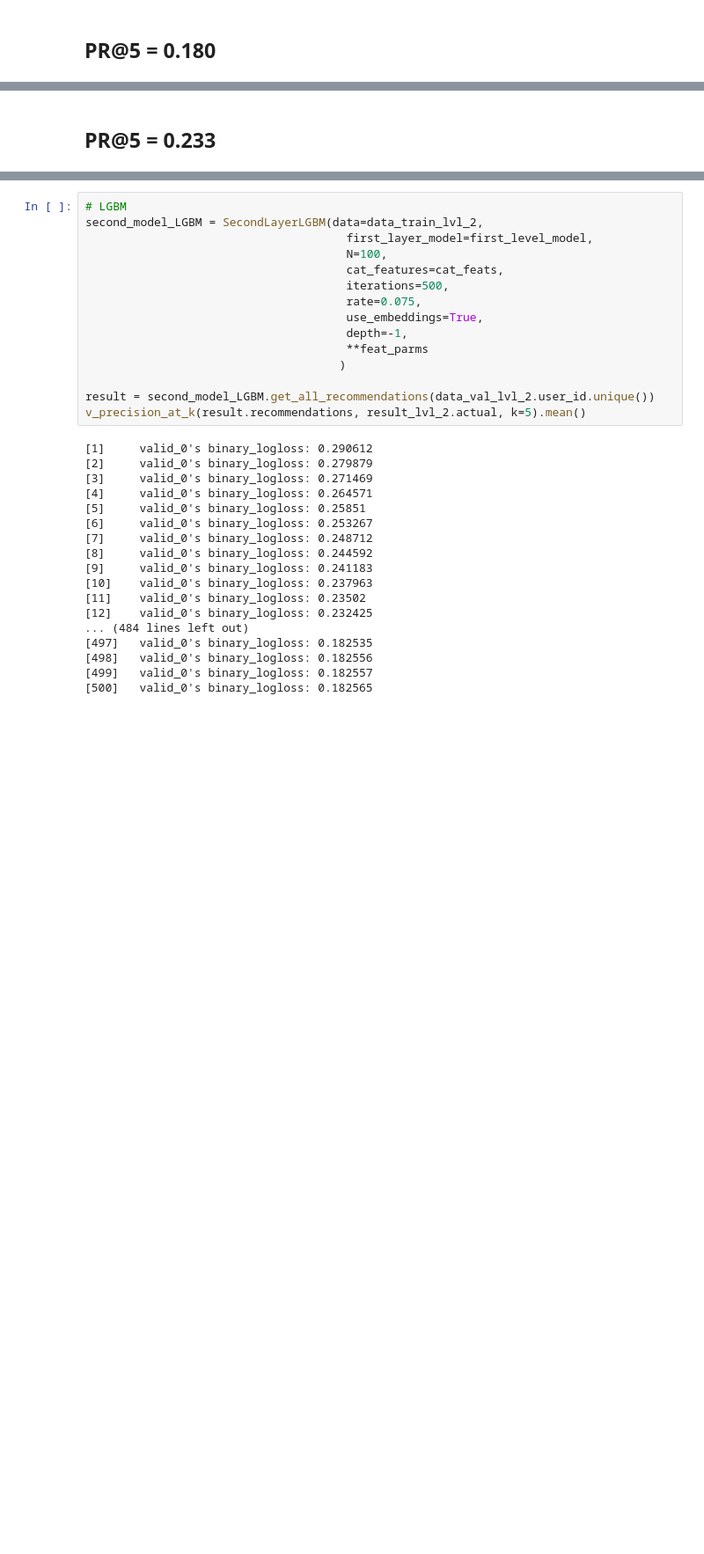
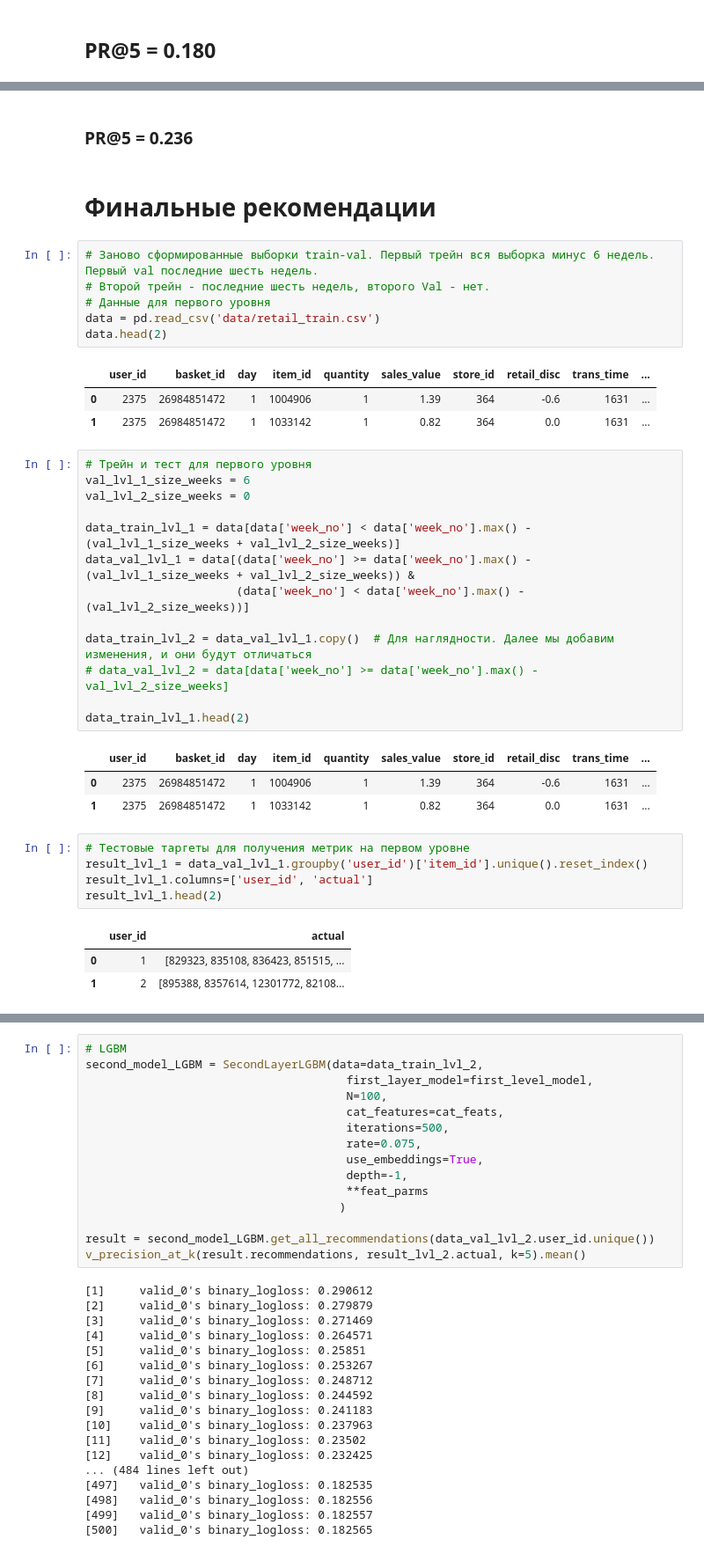
Before and after one commit to po-stas/RecSystems, a Jupyter notebook: CourseProject/CourseProject_SPologrudov.ipynb, the cells around one changed output, grey strips where cells are left out. Shown at 88% size. Saved outputs shown, nothing was run; the diff lists cells and outputs as text; blank space fills up the shorter version.

```diff
--- a/CourseProject/CourseProject_SPologrudov.ipynb
+++ b/CourseProject/CourseProject_SPologrudov.ipynb
@@ -340,2 +349,40 @@ MetricVisualizer(layout=Layout(align_self='stretch', height='500px'))
 # %% [markdown]
-## PR@5 = 0.233
+### PR@5 = 0.236
+# %% [markdown]
+# Финальные рекомендации
+# %%
+# Заново сформированные выборки train-val. Первый трейн вся выборка минус 6 недель. Первый val последние шесть недель.
+# Второй трейн - последние шесть недель, второго Val - нет.
+# Данные для первого уровня
+data = pd.read_csv('data/retail_train.csv')
+data.head(2)
+# %% [output]
+|  | user_id | basket_id | day | item_id | quantity | sales_value | store_id | retail_disc | trans_time | ... |
+| 0 | 2375 | 26984851472 | 1 | 1004906 | 1 | 1.39 | 364 | -0.6 | 1631 | ... |
+| 1 | 2375 | 26984851472 | 1 | 1033142 | 1 | 0.82 | 364 | 0.0 | 1631 | ... |
+# %%
+# Трейн и тест для первого уровня
+val_lvl_1_size_weeks = 6
+val_lvl_2_size_weeks = 0
+
+data_train_lvl_1 = data[data['week_no'] < data['week_no'].max() - (val_lvl_1_size_weeks + val_lvl_2_size_weeks)]
+data_val_lvl_1 = data[(data['week_no'] >= data['week_no'].max() - (val_lvl_1_size_weeks + val_lvl_2_size_weeks)) &
+                      (data['week_no'] < data['week_no'].max() - (val_lvl_2_size_weeks))]
+
+data_train_lvl_2 = data_val_lvl_1.copy()  # Для наглядности. Далее мы добавим изменения, и они будут отличаться
+# data_val_lvl_2 = data[data['week_no'] >= data['week_no'].max() - val_lvl_2_size_weeks]
+
+data_train_lvl_1.head(2)
+# %% [output]
+|  | user_id | basket_id | day | item_id | quantity | sales_value | store_id | retail_disc | trans_time | ... |
+| 0 | 2375 | 26984851472 | 1 | 1004906 | 1 | 1.39 | 364 | -0.6 | 1631 | ... |
+| 1 | 2375 | 26984851472 | 1 | 1033142 | 1 | 0.82 | 364 | 0.0 | 1631 | ... |
+# %%
+# Тестовые таргеты для получения метрик на первом уровне
+result_lvl_1 = data_val_lvl_1.groupby('user_id')['item_id'].unique().reset_index()
+result_lvl_1.columns=['user_id', 'actual']
+result_lvl_1.head(2)
+# %% [output]
+|  | user_id | actual |
+| 0 | 1 | [829323, 835108, 836423, 851515, ... |
+| 1 | 2 | [895388, 8357614, 12301772, 82108... |
```
Also changed, not shown: parts of 15 cells of this notebook, 8 other files.
